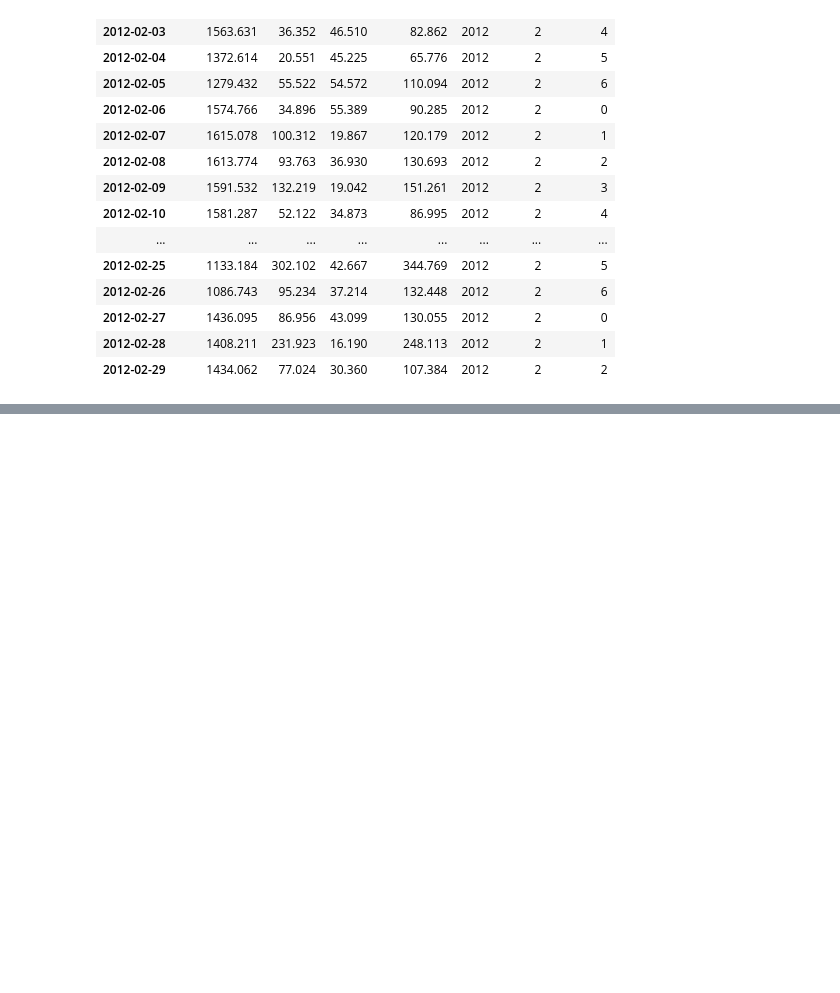
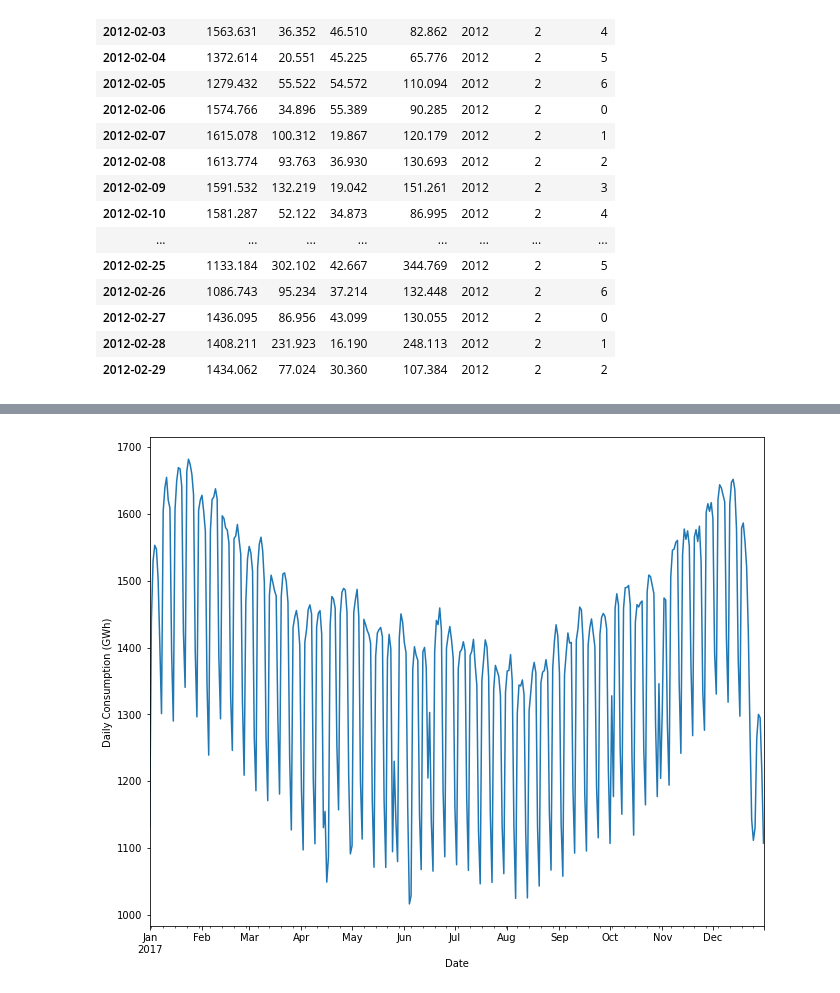
Before and after one commit to riadhayu/H8_80, a Jupyter notebook: Sesi 6.ipynb, the cells around one changed output, grey strips where cells are left out. Cells and saved outputs as stored; diff of their text form; code cells hidden in the pictures; blank space fills up the shorter version.

```diff
--- a/Sesi 6.ipynb
+++ b/Sesi 6.ipynb
@@ -256,0 +317,5 @@ opsd_daily['Consumption'].plot(linewidth=0.5)
+# %%
+ax = opsd_daily.loc['2017', 'Consumption'].plot(figsize=(11, 9))
+ax.set_ylabel('Daily Consumption (GWh)');
+# %% [output]
+[figure, added]
```
Also changed, not shown: parts of 18 cells of this notebook, 5 other files.
